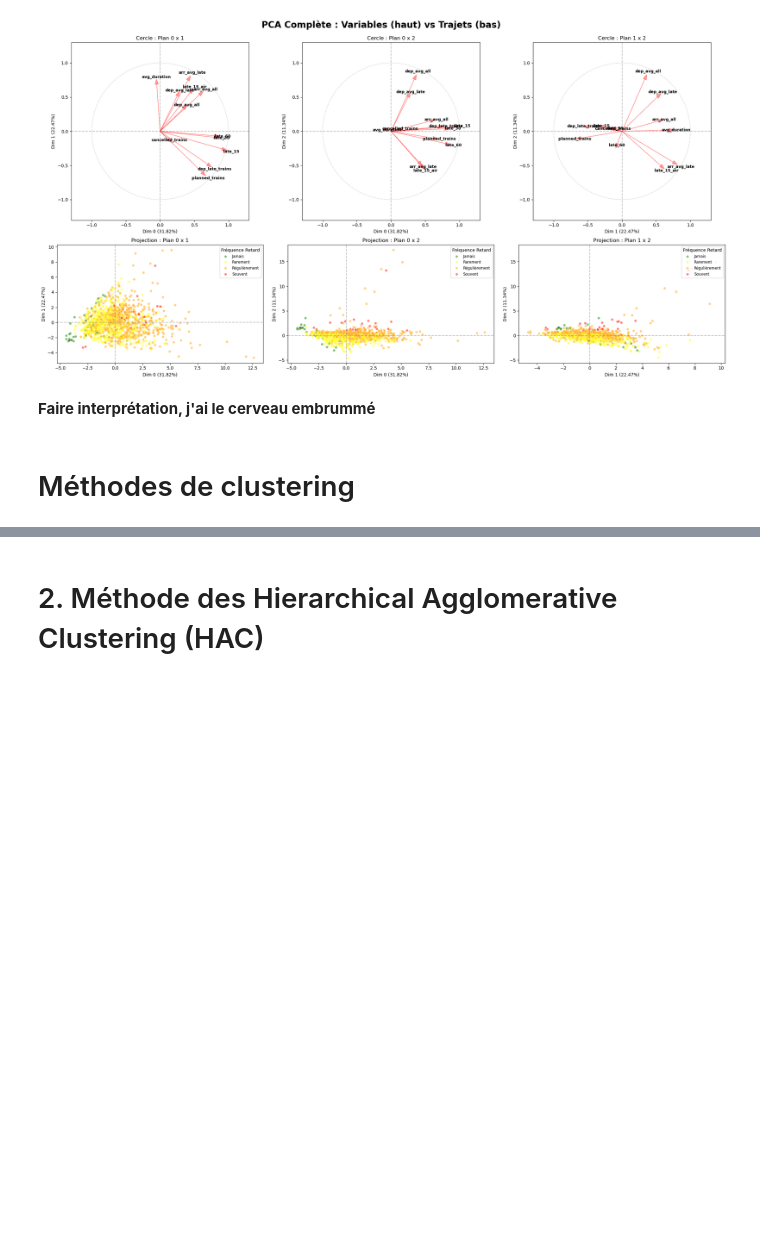
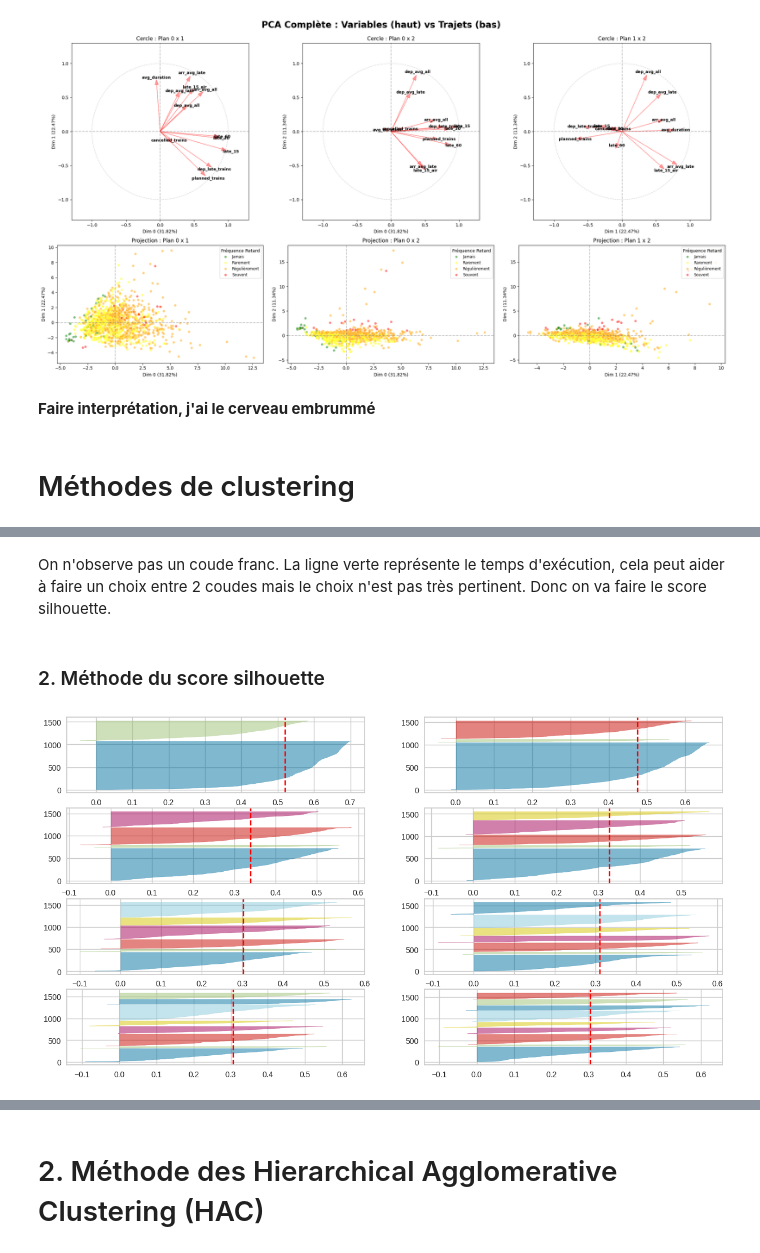
Before and after one commit to Clara-Lst/Projet_AD, a Jupyter notebook: AD-projet-python -clustering-clara.ipynb, the cells around one changed output, grey strips where cells are left out. Saved outputs shown, nothing was run; the diff lists cells and outputs as text; code cells hidden in the pictures; blank space fills up the shorter version.

```diff
--- a/AD-projet-python -clustering-clara.ipynb
+++ b/AD-projet-python -clustering-clara.ipynb
@@ -431,0 +490,17 @@ plt.show()
+# %% [markdown]
+On n'observe pas un coude franc.
+La ligne verte représente le temps d'exécution, cela peut aider à faire un choix entre 2 coudes mais le choix n'est pas très pertinent. Donc on va faire le score silhouette.
+# %% [markdown]
+### 2. Méthode du score silhouette
+# %%
+fig, ax = plt.subplots(4, 2, figsize=(15,8))
+
+for k in range(2, 10):
+    kmeans = KMeans(n_clusters=k, init='k-means++', n_init='auto', max_iter=100, random_state=42)
+    q, mod = divmod(k, 2)
+
+    # Create SilhouetteVisualizer instance with KMeans instance
+    visualizer = SilhouetteVisualizer(kmeans, colors='yellowbrick', ax=ax[q-1][mod], force_model=True)
+    visualizer.fit(df_pca)
+# %% [output]
+[figure, added]
```
Also changed, not shown: parts of 45 cells of this notebook.
